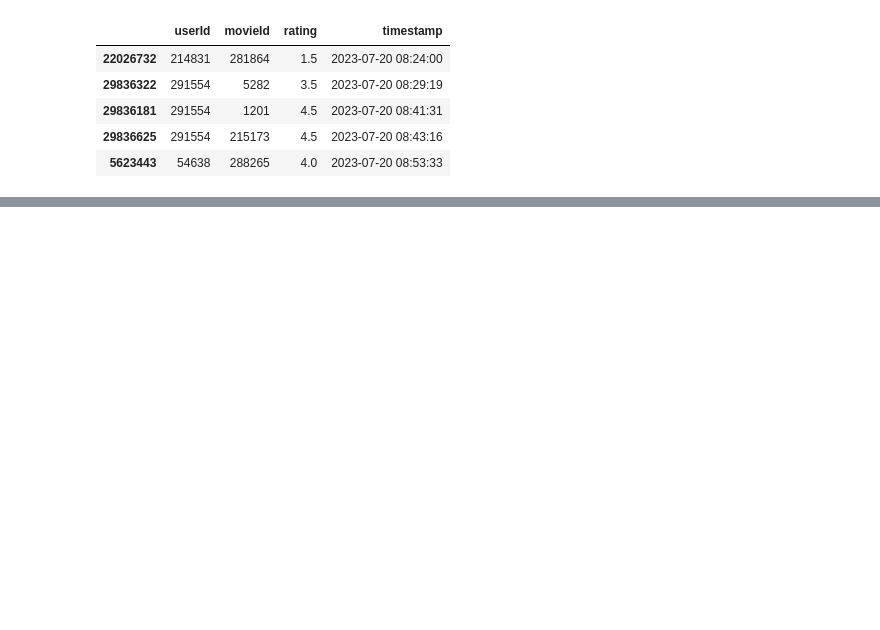
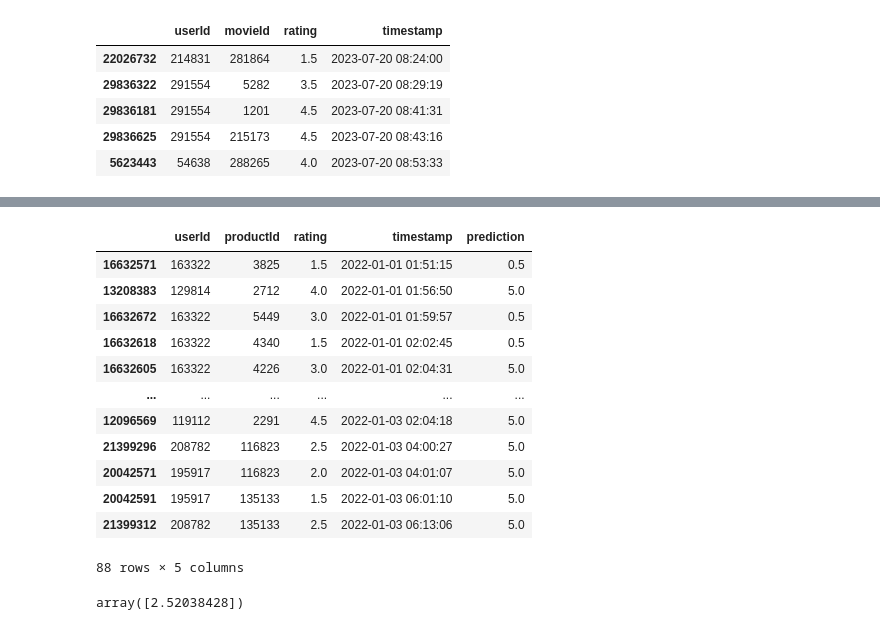
Before and after one commit to arnabroy734/recommendation_system, a Jupyter notebook: explore_movielens.ipynb, the cells around one changed output, grey strips where cells are left out. Cells and saved outputs as stored; diff of their text form; code cells hidden in the pictures; blank space fills up the shorter version.

```diff
--- a/explore_movielens.ipynb
+++ b/explore_movielens.ipynb
@@ -143,0 +207,23 @@ enc.id_user
+# %%
+trainer.validation_data
+# %% [output]
+|  | userId | productId | rating | timestamp | prediction |
+| 16632571 | 163322 | 3825 | 1.5 | 2022-01-01 01:51:15 | 0.5 |
+| 13208383 | 129814 | 2712 | 4.0 | 2022-01-01 01:56:50 | 5.0 |
+| 16632672 | 163322 | 5449 | 3.0 | 2022-01-01 01:59:57 | 0.5 |
+| 16632618 | 163322 | 4340 | 1.5 | 2022-01-01 02:02:45 | 0.5 |
+| 16632605 | 163322 | 4226 | 3.0 | 2022-01-01 02:04:31 | 5.0 |
+| ... | ... | ... | ... | ... | ... |
+| 12096569 | 119112 | 2291 | 4.5 | 2022-01-03 02:04:18 | 5.0 |
+| 21399296 | 208782 | 116823 | 2.5 | 2022-01-03 04:00:27 | 5.0 |
+| 20042571 | 195917 | 116823 | 2.0 | 2022-01-03 04:01:07 | 5.0 |
+| 20042591 | 195917 | 135133 | 1.5 | 2022-01-03 06:01:10 | 5.0 |
+| 21399312 | 208782 | 135133 | 2.5 | 2022-01-03 06:13:06 | 5.0 |
+88 rows × 5 columns
+# %%
+trainer.model.predict_rating(
+    userid=trainer.enc.user_id[119112],
+    itemid=trainer.enc.item_id[1136]
+)
+# %% [output]
+array([2.52038428])
```
Also changed, not shown: parts of 35 cells of this notebook, 4 other files.
